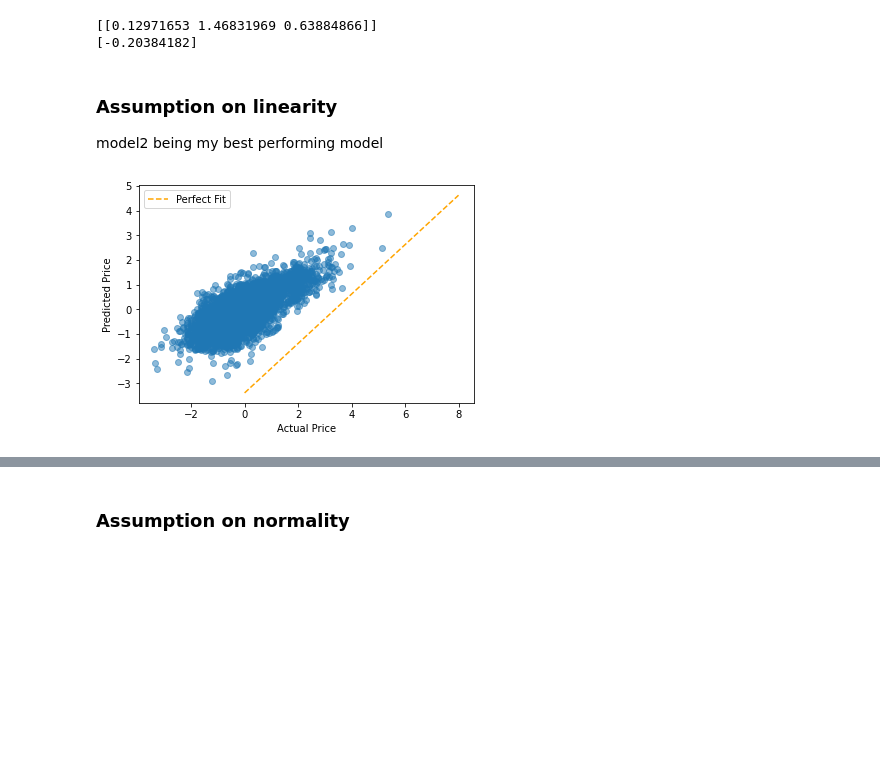
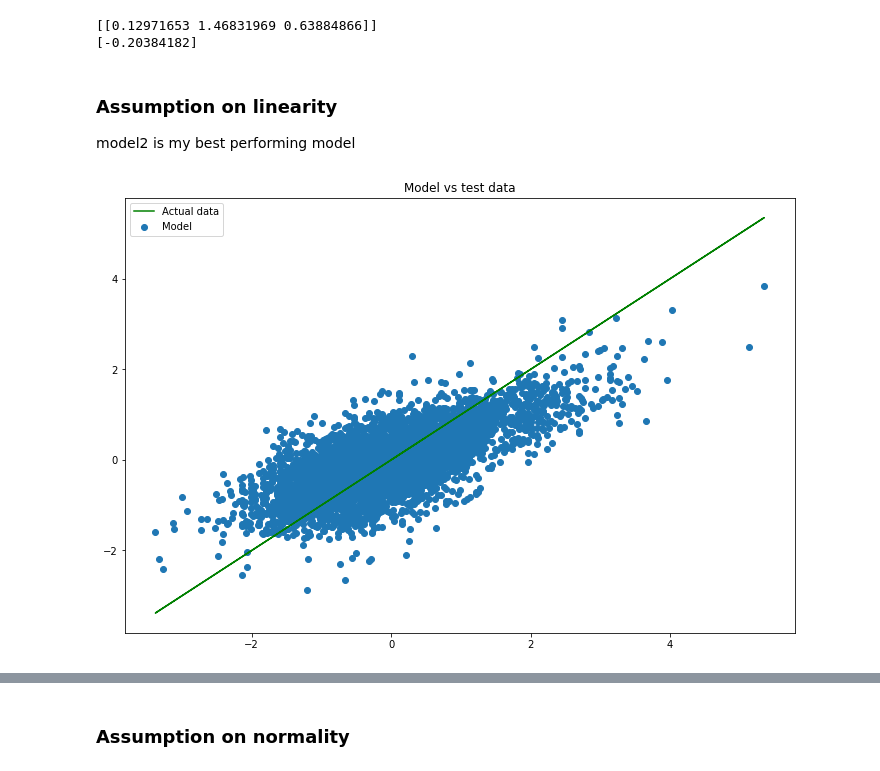
Before and after one commit to jaredbore/dsc-phase-2-project, a Jupyter notebook: student.ipynb, the cells around one changed output, grey strips where cells are left out. Drawn from its saved outputs; the diff is of its cells as text; code cells hidden in the pictures; blank space fills up the shorter version.

```diff
--- a/student.ipynb
+++ b/student.ipynb
@@ -580,16 +573,15 @@ print(estimators.intercept_)
 [-0.20384182]
 # %% [markdown]
 ### Assumption on linearity
-model2 being my best performing model
+model2 is my best performing model
-# %%
-#assumption linearity
-y_hat_test = model2.predict(last_X_test)
-fig, ax = plt.subplots()
-perfect_line = np.arange(scaled_y_test.min()[0], scaled_y_test.max()[0])
-ax.plot(perfect_line, linestyle="--", color="orange", label="Perfect Fit")
-ax.scatter(scaled_y_test, y_hat_test, alpha=0.5)
-ax.set_xlabel("Actual Price")
-ax.set_ylabel("Predicted Price")
-ax.legend();
-# %% [output]
-[figure, removed]
+# %%
+#linearity assumption scatter and line plot
+y_hat_test = model2.predict(last_X_test)
+fig, ax = plt.subplots(  = (12,8))
+
+ax.scatter(scaled_y_test, y_hat_test, label='Model')
+ax.plot(scaled_y_test['price'], scaled_y_test['price'], label='Actual data',  color='green')
+ax.set_title('Model vs test data')
+ax.legend();
+# %% [output]
+[figure, added]
```
Also changed, not shown: parts of 16 cells of this notebook, 3 other files.
